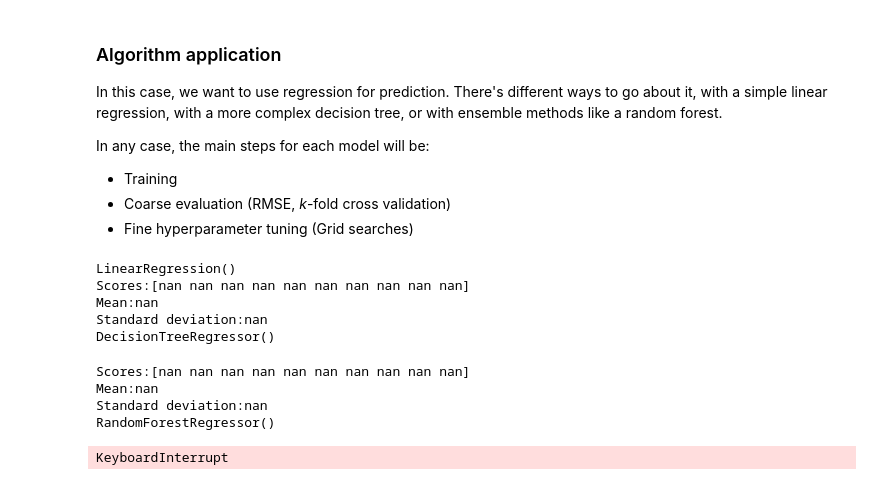
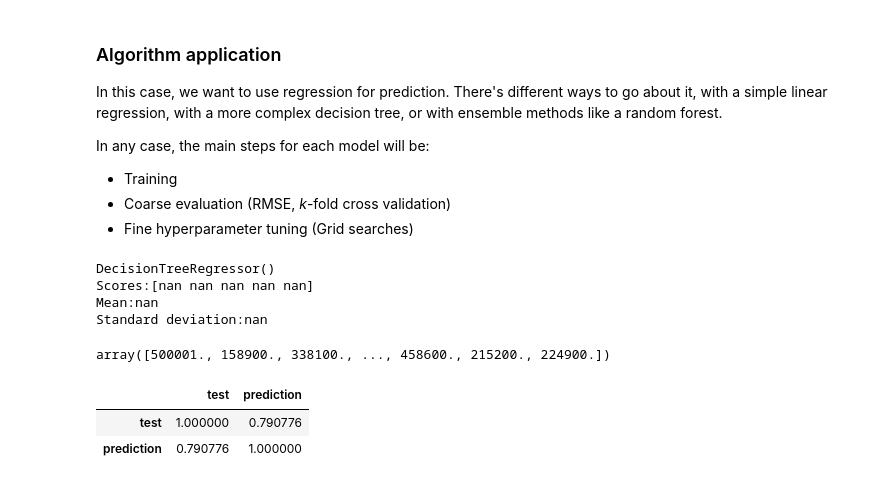
Before and after one commit to mtoninel/road-ml, a Jupyter notebook: housing_example.ipynb, the cells around one changed output. Saved outputs shown, nothing was run; the diff lists cells and outputs as text; code cells hidden in the pictures.

```diff
--- a/housing_example.ipynb
+++ b/housing_example.ipynb
@@ -208,6 +209,7 @@ def transform_and_scale(data):
 
     # separate labels
     labels = data['median_house_value'].copy()
+    labels = labels.values
     housing = data.drop('median_house_value', axis=1)
 
     # Imputation
@@ -256,32 +260,38 @@ rforest = RandomForestRegressor()
 # %%
-def train_and_evaluate(model, training_data, labels):
+from sklearn.tree import DecisionTreeRegressor
+from sklearn.model_selection import cross_val_score
 
-    print(model)
+# Train using k-fold cross-validation
+model = DecisionTreeRegressor()
 
-    # Train
-    model.fit(training_data, labels)
+# Train
+model.fit(t_data, t_labels)
 
-    # Scores
-    scores = cross_val_score(model, training_data, labels, scoring="neg_mean_squared_error", cv=10)
+print(model)
 
-    scores = np.sqrt(scores)
+# Scores
+scores = cross_val_score(model, t_data, t_labels, scoring="neg_mean_squared_error", cv=5)
 
-    print(f'Scores:{scores}')
-    print(f'Mean:{np.mean(scores)}')
-    print(f'Standard deviation:{np.std(scores)}')
+scores = np.sqrt(scores)
+
+print(f'Scores:{scores}')
+print(f'Mean:{np.mean(scores)}')
+print(f'Standard deviation:{np.std(scores)}')
+# %% [output]
+DecisionTreeRegressor()
+Scores:[nan nan nan nan nan]
+Mean:nan
+Standard deviation:nan
-# %%
-# Train each model
-train_and_evaluate(linreg, t_data, t_labels)
-train_and_evaluate(dectree, t_data, t_labels)
-train_and_evaluate(rforest, t_data, t_labels)
-# %% [output]
-LinearRegression()
-Scores:[nan nan nan nan nan nan nan nan nan nan]
-Mean:nan
-Standard deviation:nan
-DecisionTreeRegressor()
-Scores:[nan nan nan nan nan nan nan nan nan nan]
-Mean:nan
-Standard deviation:nan
-RandomForestRegressor()
-KeyboardInterrupt
+# %%
+test_data, test_labels = transform_and_scale(test_set)
+preds = model.predict(test_data)
+# %%
+preds
+# %% [output]
+array([500001., 158900., 338100., ..., 458600., 215200., 224900.])
+# %%
+pd.DataFrame({'test':test_labels.tolist(), 'prediction':preds.tolist()}).corr()
+# %% [output]
+|  | test | prediction |
+| test | 1.000000 | 0.790776 |
+| prediction | 0.790776 | 1.000000 |
```
Also changed, not shown: parts of 5 cells of this notebook.
